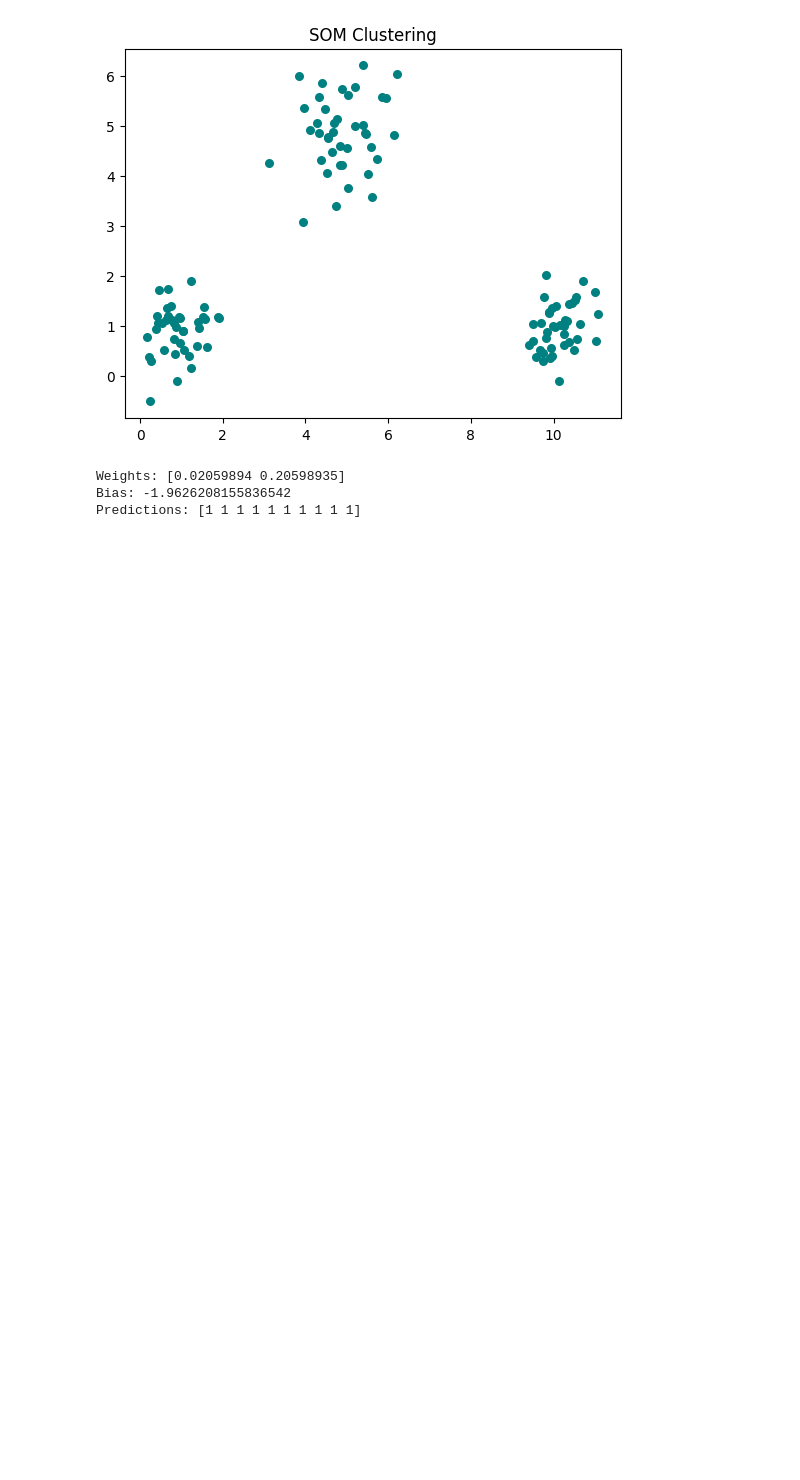
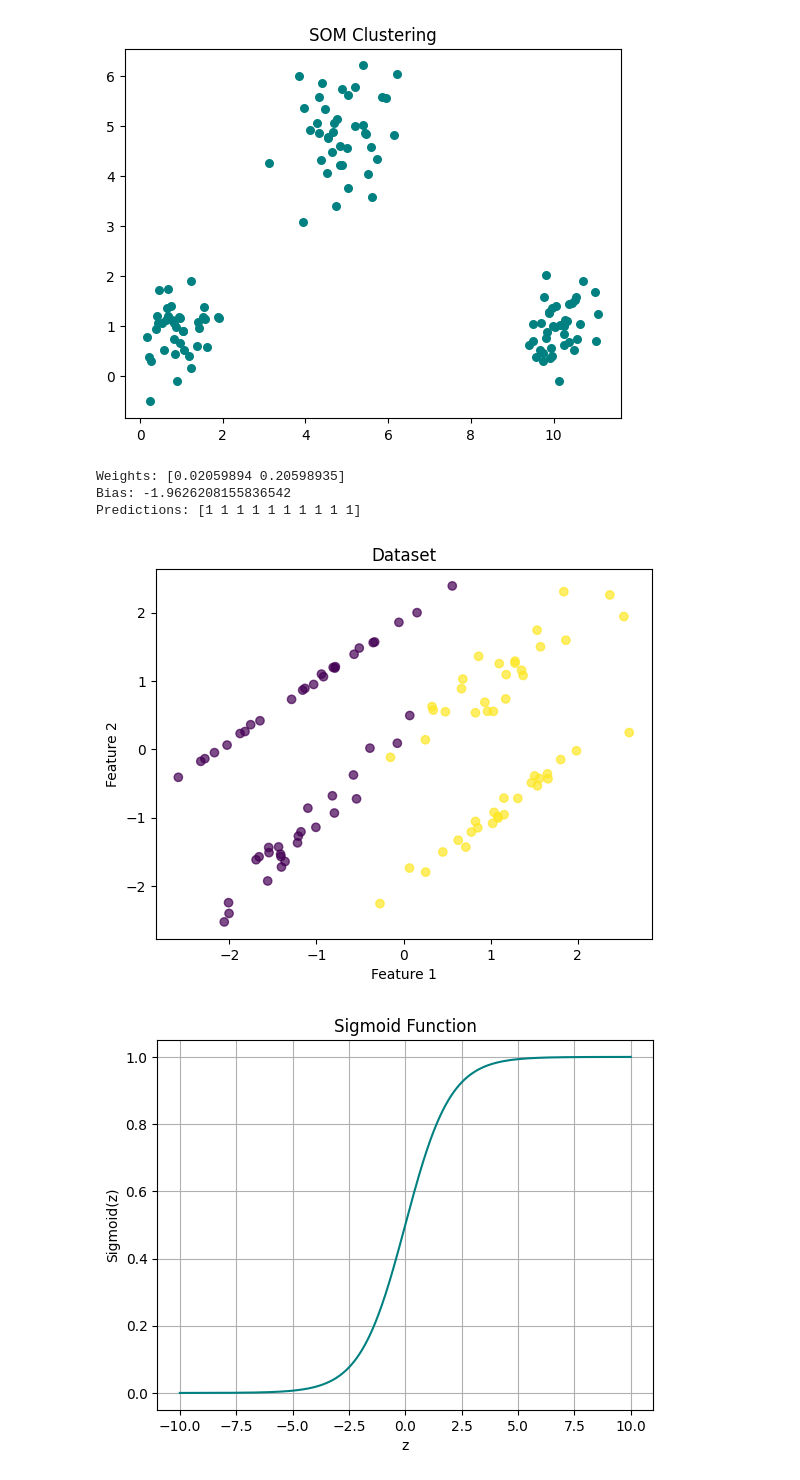
Before and after one commit to alrzJml/credit_presentation, a Jupyter notebook: d3/01_scatter.ipynb, the cells around one changed output. Cells and saved outputs as stored; diff of their text form; code cells hidden in the pictures; blank space fills up the shorter version.

```diff
--- a/d3/01_scatter.ipynb
+++ b/d3/01_scatter.ipynb
@@ -656,3 +656,66 @@ print("Predictions:", y_pred)
 Weights: [0.02059894 0.20598935]
 Bias: -1.9626208155836542
 Predictions: [1 1 1 1 1 1 1 1 1 1]
+# %%
+import numpy as np
+import matplotlib.pyplot as plt
+import seaborn as sns
+from sklearn.linear_model import LogisticRegression
+from sklearn.metrics import confusion_matrix
+from sklearn.datasets import make_classification
+
+# Create a synthetic dataset
+X, y = make_classification(n_samples=100, n_features=2, n_redundant=0, random_state=42)
+
+# Fit a logistic regression model
+model = LogisticRegression()
+model.fit(X, y)
+
+# Predict labels
+y_pred = model.predict(X)
+
+# Plot the dataset
+plt.scatter(X[:, 0], X[:, 1], c=y, cmap='viridis', alpha=0.7)
+plt.xlabel("Feature 1")
+plt.ylabel("Feature 2")
+plt.title("Dataset")
+plt.show()
+
+# Plot the sigmoid function
+z = np.linspace(-10, 10, 1000)
+sigmoid = 1 / (1 + np.exp(-z))
+
+plt.plot(z, sigmoid, c='teal')
+plt.xlabel("z")
+plt.ylabel("Sigmoid(z)")
+plt.title("Sigmoid Function")
+plt.grid()
+plt.show()
+
+# Plot the decision boundary
+x_min, x_max = X[:, 0].min() - 1, X[:, 0].max() + 1
+y_min, y_max = X[:, 1].min() - 1, X[:, 1].max() + 1
+
+xx, yy = np.meshgrid(np.arange(x_min, x_max, 0.1),
+                     np.arange(y_min, y_max, 0.1))
+
+Z = model.predict(np.c_[xx.ravel(), yy.ravel()])
+Z = Z.reshape(xx.shape)
+
+plt.contourf(xx, yy, Z, alpha=0.4, cmap='viridis')
+plt.scatter(X[:, 0], X[:, 1], c=y, cmap='viridis', edgecolors='k', marker='o', alpha=0.7)
+plt.xlabel("Feature 1")
+plt.ylabel("Feature 2")
+plt.title("Decision Boundary")
+plt.show()
+
+# Plot the confusion matrix
+cm = confusion_matrix(y, y_pred)
+sns.heatmap(cm, annot=True, fmt='d', cmap='viridis', cbar=False)
+plt.xlabel("Predicted")
+plt.ylabel("Actual")
+plt.title("Confusion Matrix")
+plt.show()
+# %% [output]
+[figure, added]
+[figure, added]
```
Also changed, not shown: parts of 4 cells of this notebook, 35 other files.
